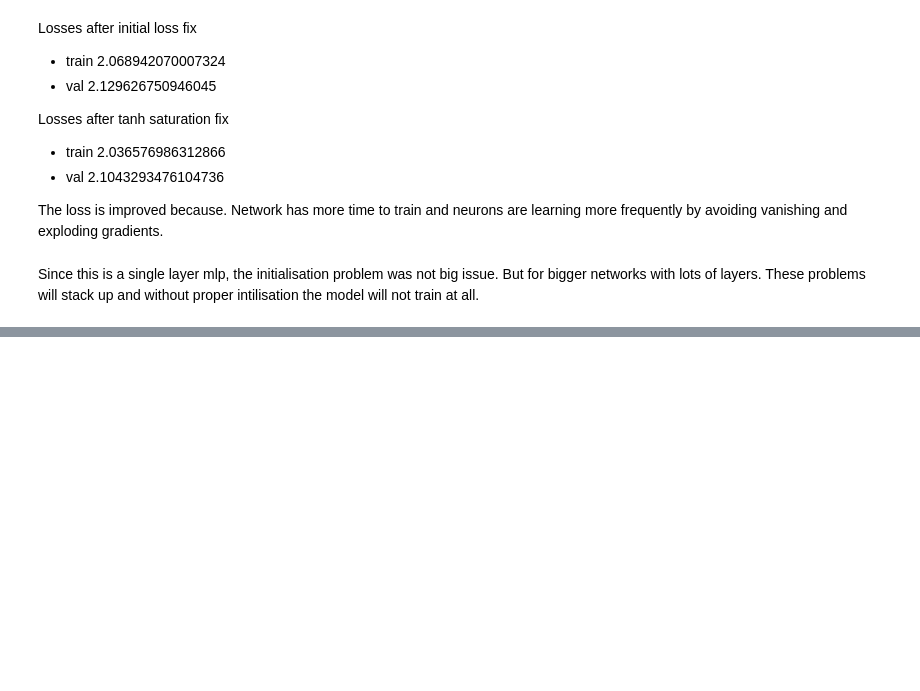
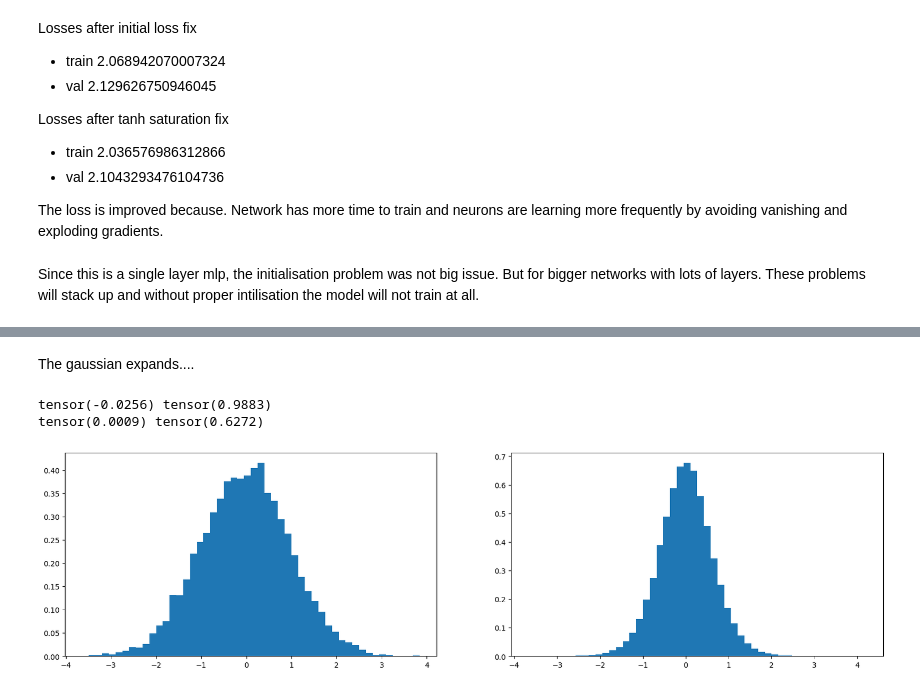
Before and after one commit to JpChii/makemore, a Jupyter notebook: 4-activations, gradients, batchnorm.ipynb, the cells around one changed output, grey strips where cells are left out. Saved outputs shown, nothing was run; the diff lists cells and outputs as text; code cells hidden in the pictures; blank space fills up the shorter version.

```diff
--- a/4-activations, gradients, batchnorm.ipynb
+++ b/4-activations, gradients, batchnorm.ipynb
@@ -814,0 +853,18 @@ These problems will stack up and without proper intilisation the model will not
+# %% [markdown]
+The gaussian expands....
+# %%
+# Let's try to guess the magical number like we did before
+x = torch.randn(1000, 10)
+w = torch.randn(10, 200) * 0.2
+y = x @ w
+print(x.mean(), x.std())
+print(y.mean(), y.std())
+plt.figure(figsize=(20, 5))
+plt.subplot(121)
+plt.hist(x.view(-1).tolist(), 50, density=True);
+plt.subplot(122)
+plt.hist(y.view(-1).tolist(), 50, density=True);
+# %% [output]
+tensor(-0.0256) tensor(0.9883)
+tensor(0.0009) tensor(0.6272)
+[figure, added]
```
Also changed, not shown: parts of 17 cells of this notebook.
